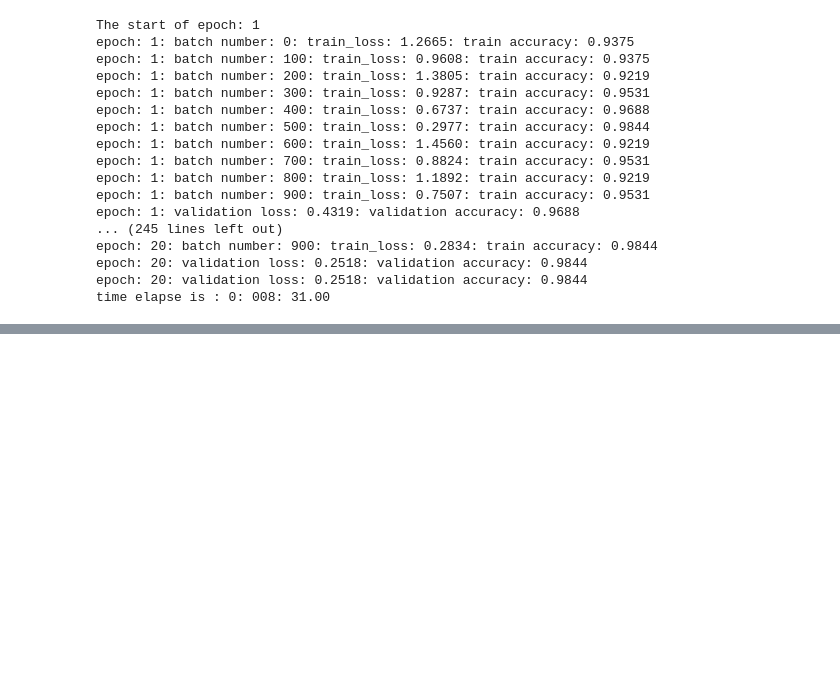
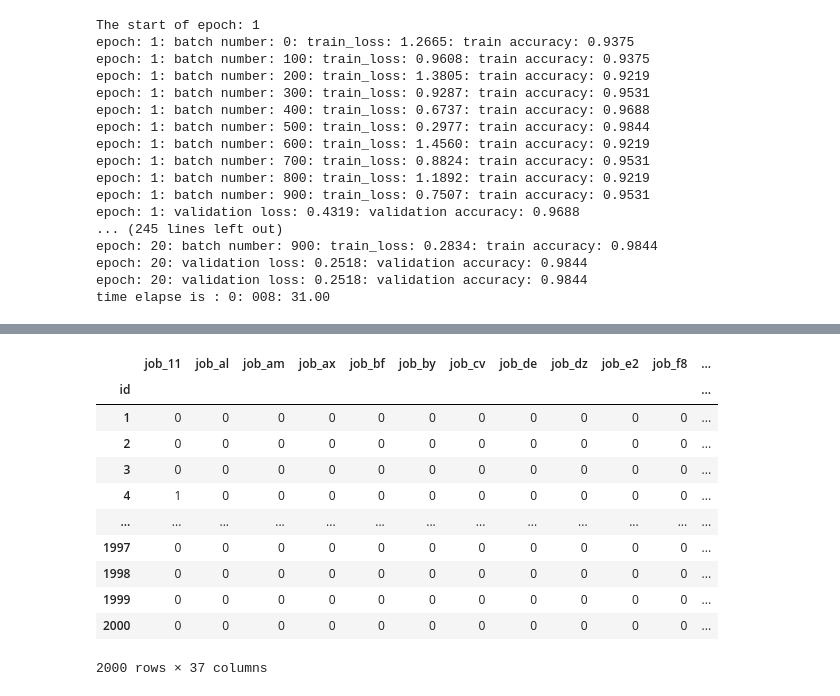
Before and after one commit to martinpius/Applied-Predictive-Modeling2, a Jupyter notebook: Sparks_Recarp.ipynb, the cells around one changed output, grey strips where cells are left out. Saved outputs shown, nothing was run; the diff lists cells and outputs as text; code cells hidden in the pictures; blank space fills up the shorter version.

```diff
--- a/Sparks_Recarp.ipynb
+++ b/Sparks_Recarp.ipynb
@@ -310,0 +715,3 @@ time elapse is : 0: 008: 31.00
+# %%
+#Standardize all numeric columns:
+numerical_cols = data.loc[:, ['income','aspect','dist_healthy','save_rate','dist_unhealthy','age','pop_dense','retail_dense','crime']]
@@ -310,0 +762,3 @@ time elapse is : 0: 008: 31.00
+# %%
+for col in numerical_cols.columns:
+  data[col] = zscore(data[col])
@@ -310,0 +782,19 @@ time elapse is : 0: 008: 31.00
+# %%
+job_cat, area_cat, product_cat = pd.get_dummies(data['job'], prefix = 'job'), pd.get_dummies(data['area'], prefix = 'area'), pd.get_dummies(data['product'], prefix = 'product')
+# %%
+data1 = pd.concat([job_cat,area_cat], axis= 1)
+# %%
+display(data1)
+# %% [output]
+|  | job_11 | job_al | job_am | job_ax | job_bf | job_by | job_cv | job_de | job_dz | job_e2 | job_f8 | ... |
+| id |  |  |  |  |  |  |  |  |  |  |  | ... |
+| 1 | 0 | 0 | 0 | 0 | 0 | 0 | 0 | 0 | 0 | 0 | 0 | ... |
+| 2 | 0 | 0 | 0 | 0 | 0 | 0 | 0 | 0 | 0 | 0 | 0 | ... |
+| 3 | 0 | 0 | 0 | 0 | 0 | 0 | 0 | 0 | 0 | 0 | 0 | ... |
+| 4 | 1 | 0 | 0 | 0 | 0 | 0 | 0 | 0 | 0 | 0 | 0 | ... |
+| ... | ... | ... | ... | ... | ... | ... | ... | ... | ... | ... | ... | ... |
+| 1997 | 0 | 0 | 0 | 0 | 0 | 0 | 0 | 0 | 0 | 0 | 0 | ... |
+| 1998 | 0 | 0 | 0 | 0 | 0 | 0 | 0 | 0 | 0 | 0 | 0 | ... |
+| 1999 | 0 | 0 | 0 | 0 | 0 | 0 | 0 | 0 | 0 | 0 | 0 | ... |
+| 2000 | 0 | 0 | 0 | 0 | 0 | 0 | 0 | 0 | 0 | 0 | 0 | ... |
+2000 rows × 37 columns
```
Also changed, not shown: parts of 107 cells of this notebook.
